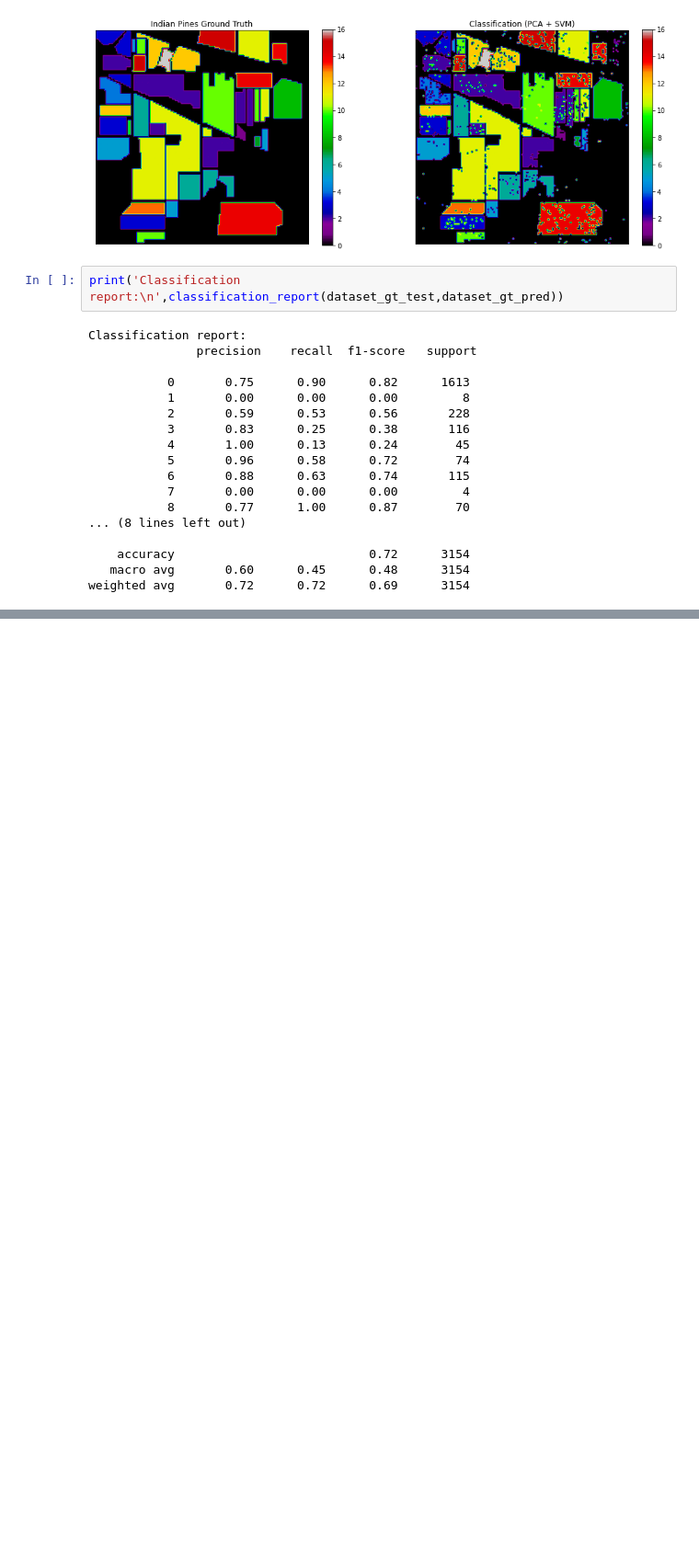
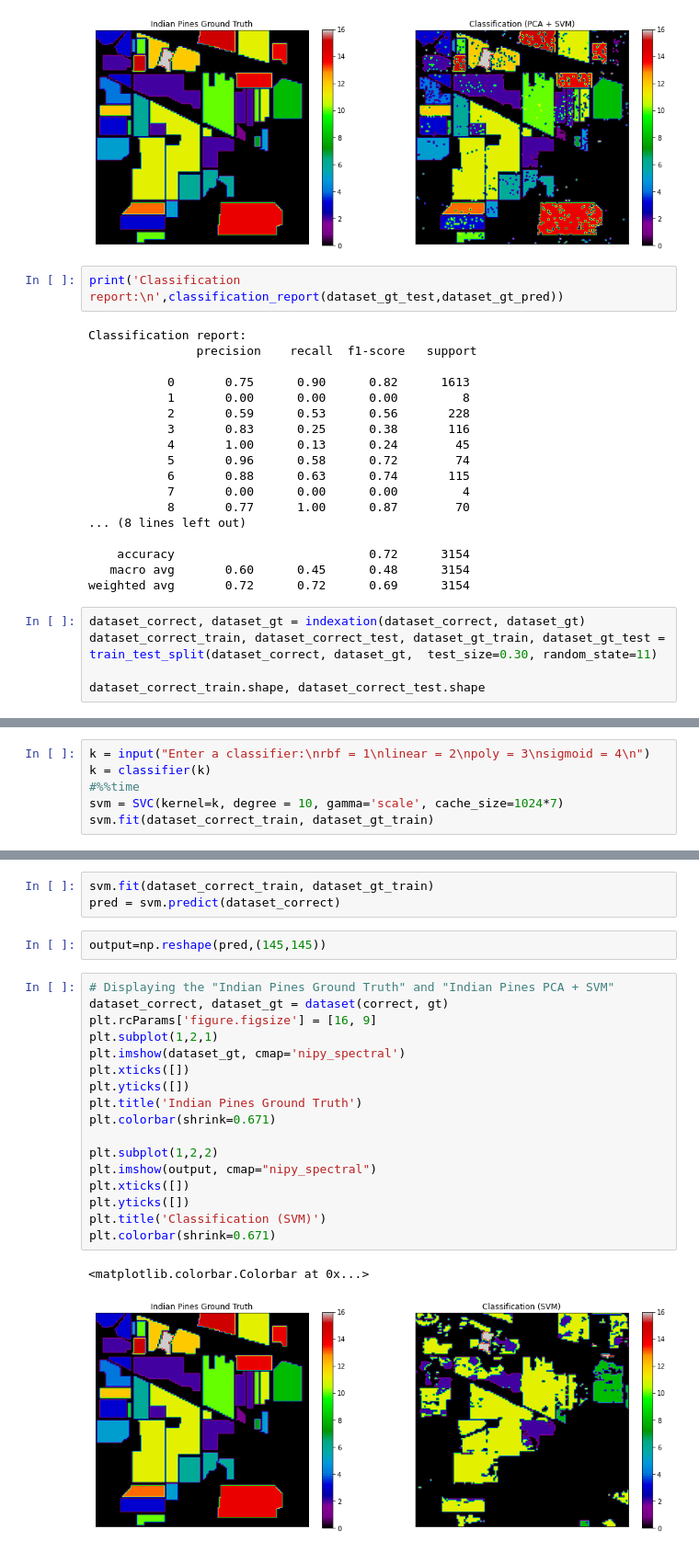
Before and after one commit to LipeBuiles/Hyperspectral-Remote-Sensing-Scenes, a Jupyter notebook: Hyperspectral Remote Sensing Scenes.ipynb, the cells around one changed output, grey strips where cells are left out. Shown at 92% size. Cells and saved outputs as stored; diff of their text form; blank space fills up the shorter version.

Commit message:
Test SVM correct

```diff
--- a/Hyperspectral Remote Sensing Scenes.ipynb
+++ b/Hyperspectral Remote Sensing Scenes.ipynb
@@ -357,3 +360,8 @@ Classification report:
     accuracy                           0.72      3154
    macro avg       0.60      0.45      0.48      3154
 weighted avg       0.72      0.72      0.69      3154
+# %%
+dataset_correct, dataset_gt = indexation(dataset_correct, dataset_gt)
+dataset_correct_train, dataset_correct_test, dataset_gt_train, dataset_gt_test = train_test_split(dataset_correct, dataset_gt,  test_size=0.30, random_state=11)
+
+dataset_correct_train.shape, dataset_correct_test.shape
@@ -359,0 +370,6 @@ weighted avg       0.72      0.72      0.69      3154
+# %%
+k = input("Enter a classifier:\nrbf = 1\nlinear = 2\npoly = 3\nsigmoid = 4\n")
+k = classifier(k)
+#%%time
+svm = SVC(kernel=k, degree = 10, gamma='scale', cache_size=1024*7)
+svm.fit(dataset_correct_train, dataset_gt_train)
@@ -359,0 +387,25 @@ weighted avg       0.72      0.72      0.69      3154
+# %%
+svm.fit(dataset_correct_train, dataset_gt_train)
+pred = svm.predict(dataset_correct)
+# %%
+output=np.reshape(pred,(145,145))
+# %%
+# Displaying the "Indian Pines Ground Truth" and "Indian Pines PCA + SVM"
+dataset_correct, dataset_gt = dataset(correct, gt)
+plt.rcParams['figure.figsize'] = [16, 9]
+plt.subplot(1,2,1)
+plt.imshow(dataset_gt, cmap='nipy_spectral')
+plt.xticks([])
+plt.yticks([])
+plt.title('Indian Pines Ground Truth')
+plt.colorbar(shrink=0.671)
+
+plt.subplot(1,2,2)
+plt.imshow(output, cmap="nipy_spectral")
+plt.xticks([])
+plt.yticks([])
+plt.title('Classification (SVM)')
+plt.colorbar(shrink=0.671)
+# %% [output]
+<matplotlib.colorbar.Colorbar at 0x...>
+[figure, added]
```
Also changed, not shown: parts of 5 cells of this notebook.
